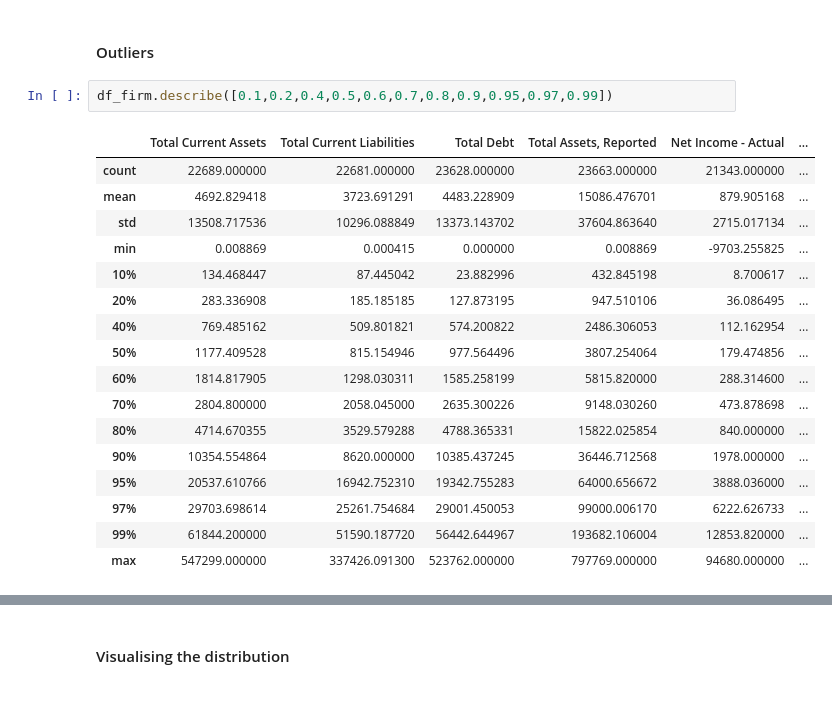
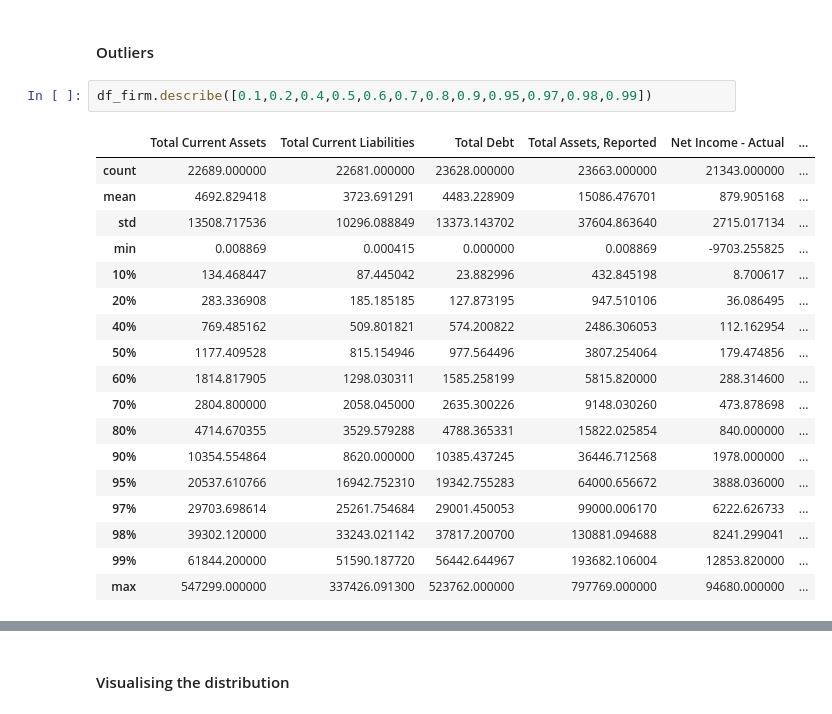
Before and after one commit to sprabhu4/SP_ESG_Pred, a Jupyter notebook: Code.ipynb, the cells around one changed output, grey strips where cells are left out. Cells and saved outputs as stored; diff of their text form.

```diff
--- a/Code.ipynb
+++ b/Code.ipynb
@@ -109,23 +147,24 @@ dtype: float64
 # %% [markdown]
 #### Outliers
 # %%
-df_firm.describe([0.1,0.2,0.4,0.5,0.6,0.7,0.8,0.9,0.95,0.97,0.99])
+df_firm.describe([0.1,0.2,0.4,0.5,0.6,0.7,0.8,0.9,0.95,0.97,0.98,0.99])
 # %% [output]
 |  | Total Current Assets | Total Current Liabilities | Total Debt | Total Assets, Reported | Net Income - Actual | ... |
 | count | 22689.000000 | 22681.000000 | 23628.000000 | 23663.000000 | 21343.000000 | ... |
 | mean | 4692.829418 | 3723.691291 | 4483.228909 | 15086.476701 | 879.905168 | ... |
 | std | 13508.717536 | 10296.088849 | 13373.143702 | 37604.863640 | 2715.017134 | ... |
 | min | 0.008869 | 0.000415 | 0.000000 | 0.008869 | -9703.255825 | ... |
 | 10% | 134.468447 | 87.445042 | 23.882996 | 432.845198 | 8.700617 | ... |
 | 20% | 283.336908 | 185.185185 | 127.873195 | 947.510106 | 36.086495 | ... |
 | 40% | 769.485162 | 509.801821 | 574.200822 | 2486.306053 | 112.162954 | ... |
 | 50% | 1177.409528 | 815.154946 | 977.564496 | 3807.254064 | 179.474856 | ... |
 | 60% | 1814.817905 | 1298.030311 | 1585.258199 | 5815.820000 | 288.314600 | ... |
 | 70% | 2804.800000 | 2058.045000 | 2635.300226 | 9148.030260 | 473.878698 | ... |
 | 80% | 4714.670355 | 3529.579288 | 4788.365331 | 15822.025854 | 840.000000 | ... |
 | 90% | 10354.554864 | 8620.000000 | 10385.437245 | 36446.712568 | 1978.000000 | ... |
 | 95% | 20537.610766 | 16942.752310 | 19342.755283 | 64000.656672 | 3888.036000 | ... |
 | 97% | 29703.698614 | 25261.754684 | 29001.450053 | 99000.006170 | 6222.626733 | ... |
+| 98% | 39302.120000 | 33243.021142 | 37817.200700 | 130881.094688 | 8241.299041 | ... |
 | 99% | 61844.200000 | 51590.187720 | 56442.644967 | 193682.106004 | 12853.820000 | ... |
 | max | 547299.000000 | 337426.091300 | 523762.000000 | 797769.000000 | 94680.000000 | ... |
 # %%
```
Also changed, not shown: parts of 15 cells of this notebook, 3 other files.
